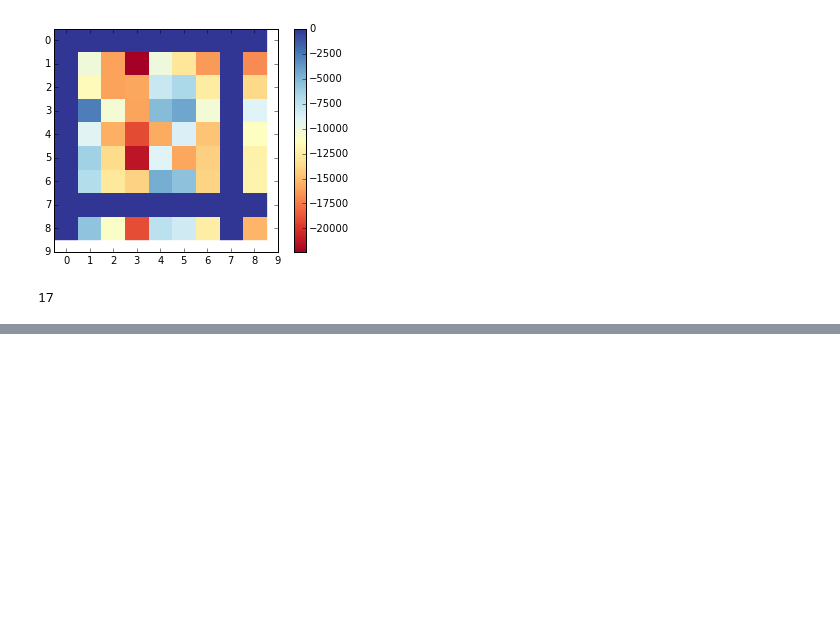
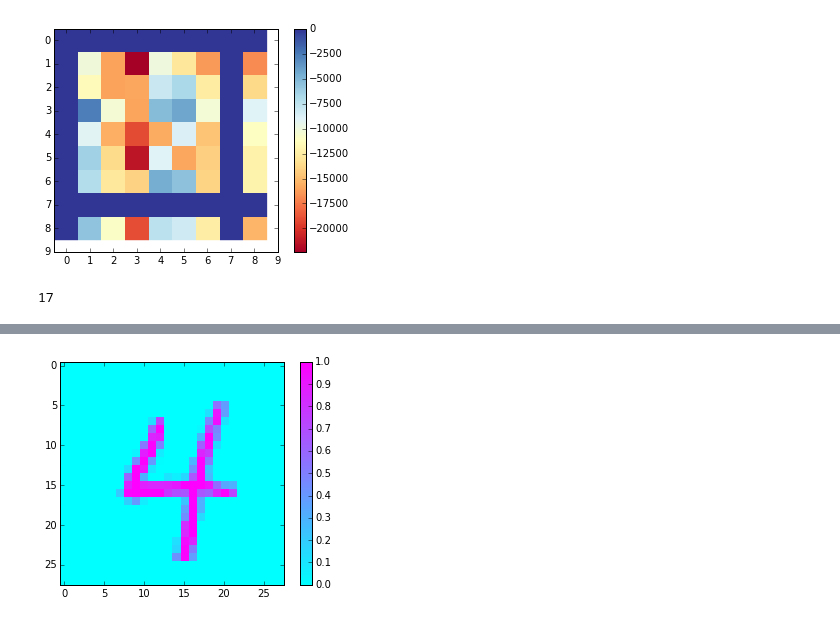
Before and after one commit to garibaldu/multicauseRBM, a Jupyter notebook: Max/MNIST-Evaluation.ipynb, the cells around one changed output, grey strips where cells are left out. Cells and saved outputs as stored; diff of their text form; code cells hidden in the pictures; blank space fills up the shorter version.

```diff
--- a/Max/MNIST-Evaluation.ipynb
+++ b/Max/MNIST-Evaluation.ipynb
@@ -209,0 +306,4 @@ pp.image(mnist_data[comp[0]][1][max_idx[1]])
+# %%
+pp.image(target)
+# %% [output]
+[figure, added]
```
Also changed, not shown: parts of 19 cells of this notebook, 6 other files.
